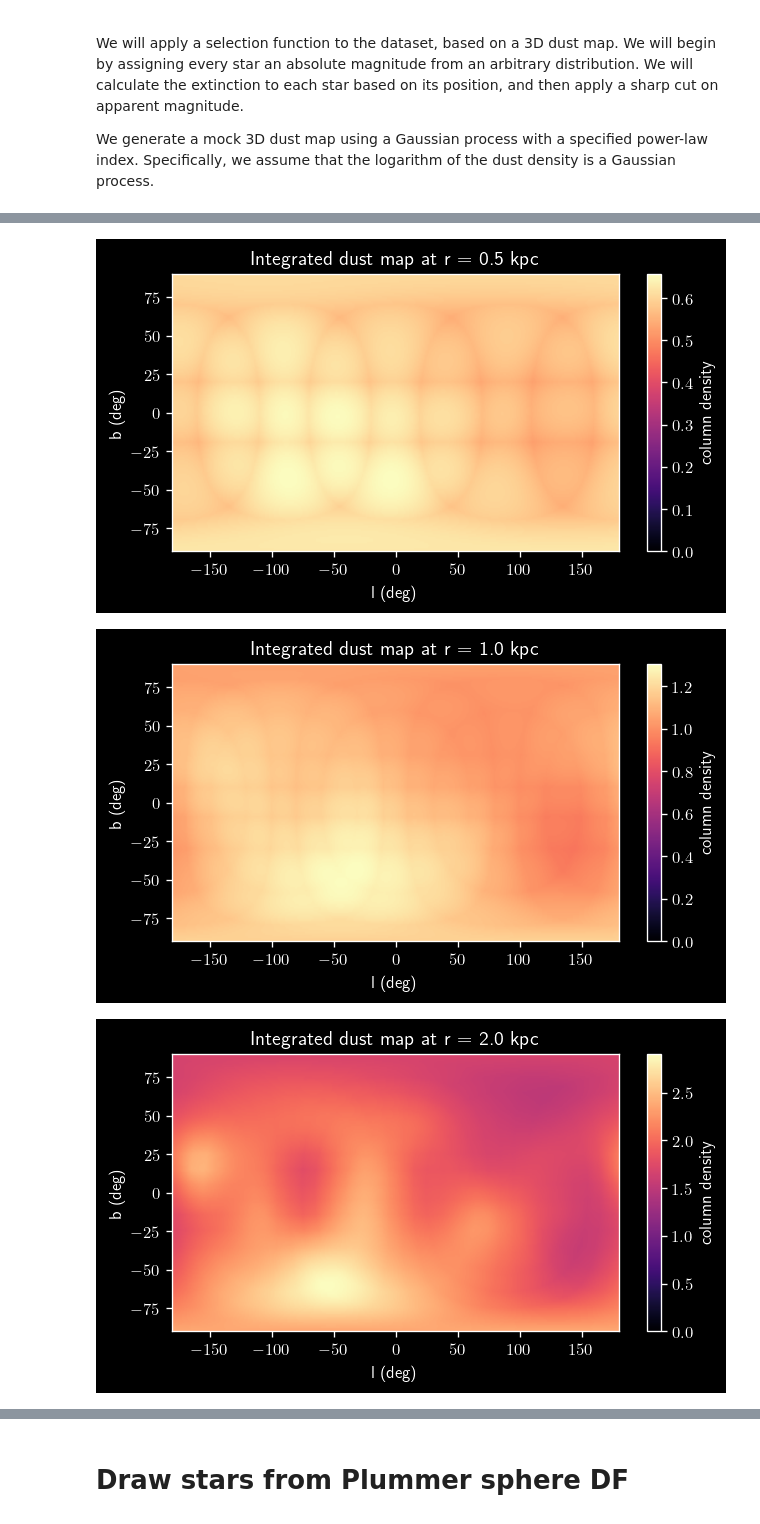
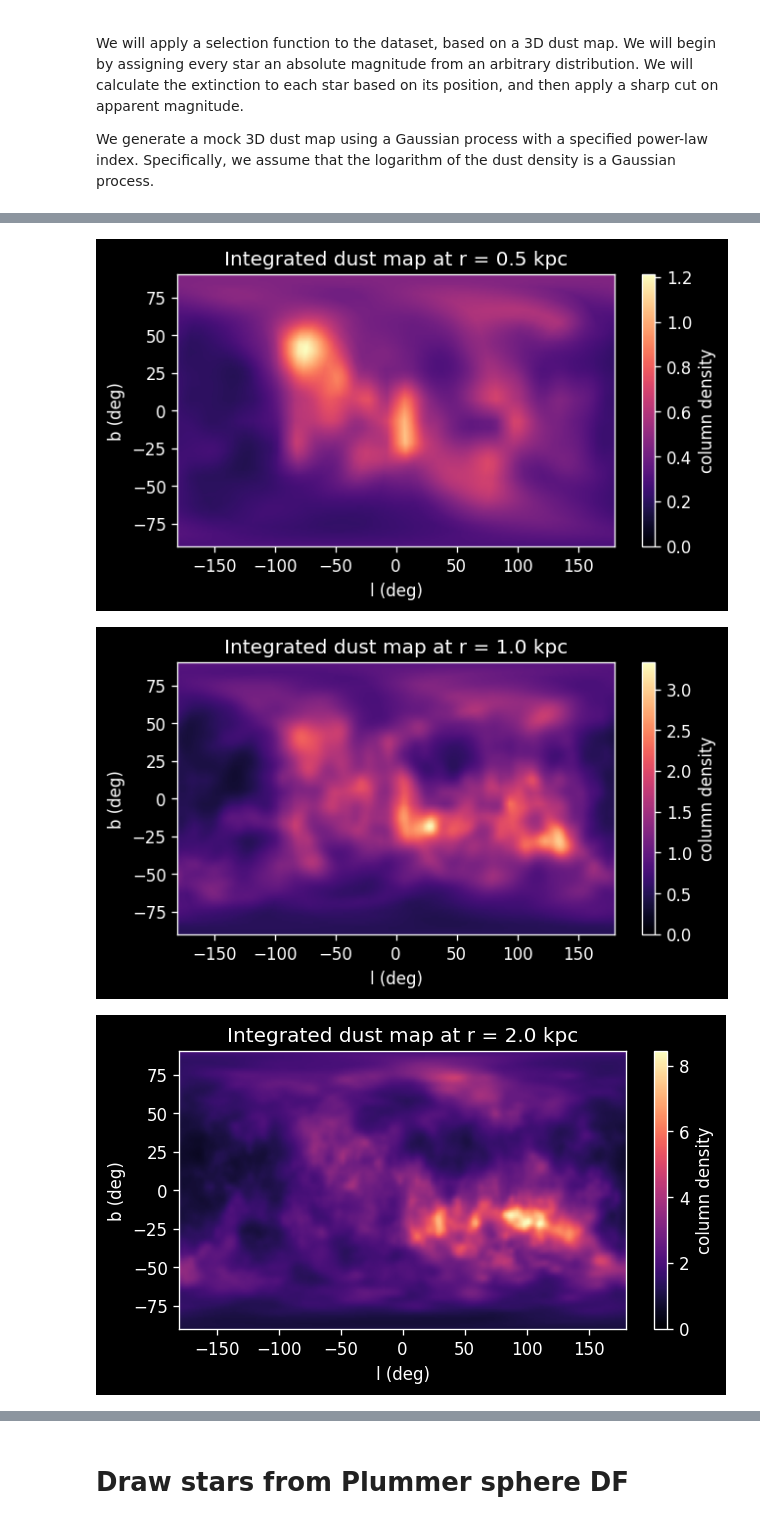
Before and after one commit to gregreen/deep-potential, a Jupyter notebook: scripts/plummer/plummer_sphere_selfn.ipynb, the cells around one changed output, grey strips where cells are left out. Saved outputs shown, nothing was run; the diff lists cells and outputs as text; code cells hidden in the pictures.

```diff
--- a/scripts/plummer/plummer_sphere_selfn.ipynb
+++ b/scripts/plummer/plummer_sphere_selfn.ipynb
@@ -61,7 +63,7 @@ dist_fn = PlummerSphere()
 
 rng = np.random.default_rng(42) # Fixed seed for reproducibility
 
-r_max = 16.0  # maximum radius to sample
+r_max = 8.0  # maximum radius to sample
 # %% [markdown]
 # Selection function (3D dust map)
 
@@ -273,3 +275,15 @@ def gen_mock_dust_map(
 
     # Return both interpolators
     return density_interpolator, integrated_dust_interpolator
+# %%
+extent = [(-r_max,r_max)]*3 # Physical extent of the dust map
+n_modes = (128, 128, 128)   # Number of Fourier modes in each dimension
+
+rho_dust_interp, integrated_dust_interp = gen_mock_dust_map(
+    extent=extent,
+    n_modes=n_modes,
+    power_law_index=-3.0,
+    mean_ln_density=-0.5,
+    n_integration_steps=256,
+    rng=rng
+)
@@ -358,39 +429,39 @@ Interpolating integrated dust map...
 # %%
 # Plot Cartesian sky projections of distance slices of integrated dust map
 
-r_vals = [0.5, 1.0, 2.0, 4.0, 8.0, 16.0]  # kpc
+r_vals = [0.5, 1.0, 2.0, 4.0, 8.0]  # kpc
 
 l_vals = np.radians(np.linspace(-180, 180.01, 360))
 b_vals = np.radians(np.linspace(-90, 90.01, 180))
 l,b = np.meshgrid(l_vals, b_vals, indexing='ij')
 
 # Points on unit sphere
 xyz_unit = np.stack([
     np.cos(b) * np.cos(l),
     np.cos(b) * np.sin(l),
     np.sin(b)
 ], axis=-1)  # shape (N_l, N_b, 3)
 xyz_unit.shape = (-1, 3)  # shape (N_l*N_b, 3)
 
 for r in r_vals:
     img = integrated_dust_interp(xyz_unit * r)
     img.shape = l.shape
 
     plt.figure(figsize=(6,3))
     plt.imshow(
         img.T,
         origin='lower',
         extent=[-180,180,-90,90],
         cmap='magma',
         aspect='auto',
         vmin=0
     )
     plt.colorbar(label='column density')
     plt.title(f'Integrated dust map at r = {r:.1f} kpc')
     plt.xlabel('l (deg)')
     plt.ylabel('b (deg)')
     plt.show()
 # %% [output]
-[figure, old version]
+[figure, new version]
-[figure, old version]
+[figure, new version]
-[figure, old version]
+[figure, new version]
```
Also changed, not shown: parts of 32 cells of this notebook, 2 other files.
